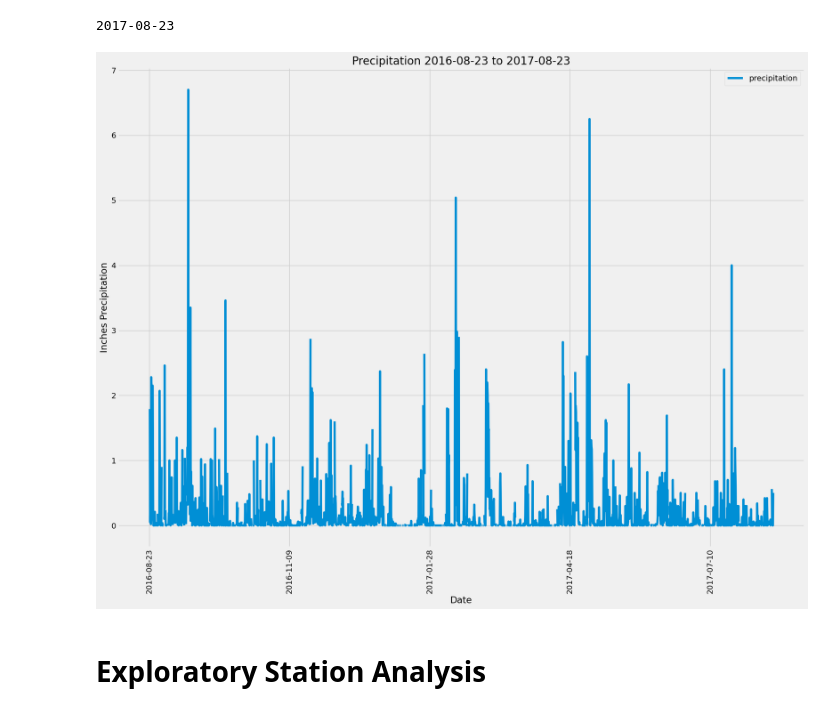
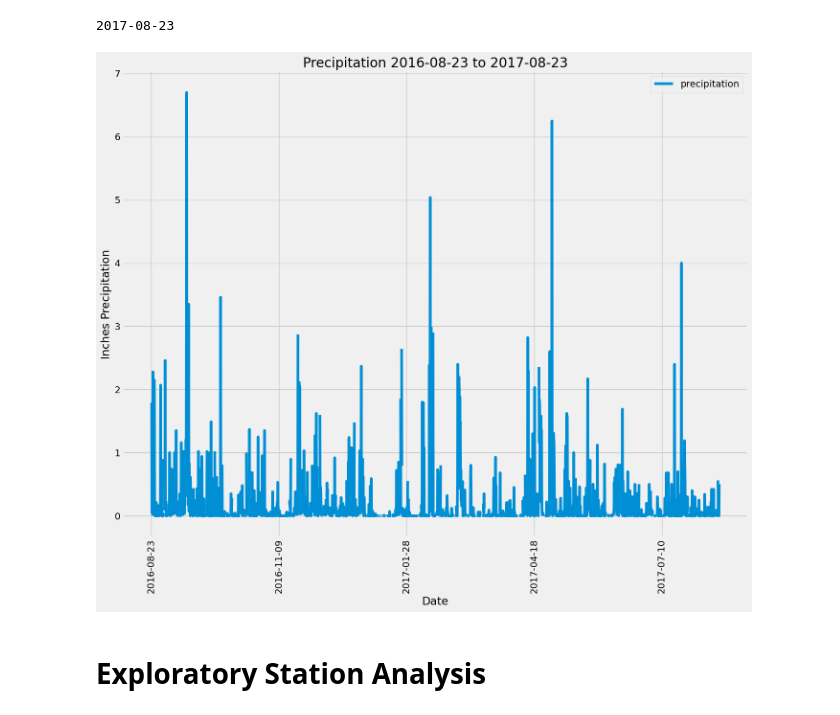
Before and after one commit to rfe123/umn_data_sqlalchemy_challenge, a Jupyter notebook: climate_starter.ipynb, the cells around one changed output. Saved outputs shown, nothing was run; the diff lists cells and outputs as text; code cells hidden in the pictures.

Commit message:
Updated plot

```diff
--- a/climate_starter.ipynb
+++ b/climate_starter.ipynb
@@ -51,35 +51,35 @@ print(last_measurement.date)
 # Starting from the most recent data point in the database.
 last_date_str = last_measurement.date
 year,month,day = str.split(last_date_str,'-')
 last_date = dt.date(int(year),int(month),int(day))
 
 # Calculate the date one year from the last date in data set.
 first_date = last_date - dt.timedelta(days=365)
 
 # Perform a query to retrieve the data and precipitation scores
 precip_by_date = (session.query(
                     Measurements.date,
                     Measurements.prcp
                     )
                 .filter(Measurements.date >= first_date)
                 .filter(Measurements.date < last_date)
                 .all())
 
 # Save the query results as a Pandas DataFrame. Explicitly set the column names
 prcp_df = pd.DataFrame(precip_by_date, columns=['date', 'precipitation'])
 
 # Sort the dataframe by date
 prcp_df = prcp_df.sort_values('date', ascending=True)
 
 # Use Pandas Plotting with Matplotlib to plot the data
-prcp_df.plot('date', 'precipitation', figsize=(20,15))
+prcp_df.plot('date', 'precipitation', figsize=(15,12))
 plt.title(f'Precipitation {first_date} to {last_date}')
 plt.ylabel("Inches Precipitation")
 plt.xlabel("Date")
 plt.xticks(rotation=90)
 plt.show()
 # %% [output]
-[figure, old version]
+[figure, new version]
 # %%
 # Use Pandas to calculate the summary statistics for the precipitation data
 # %% [markdown]
```
